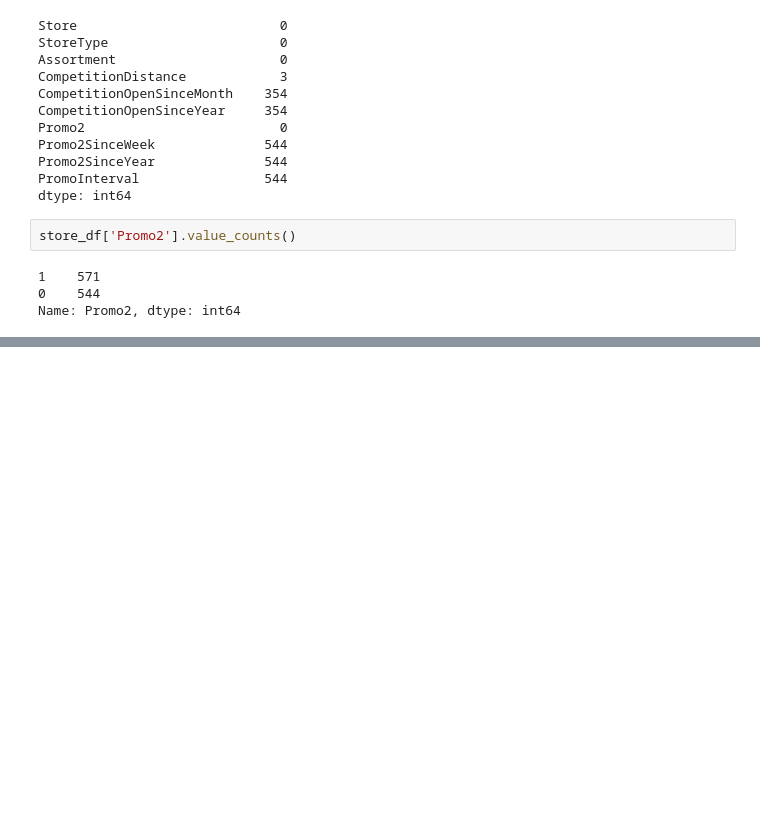
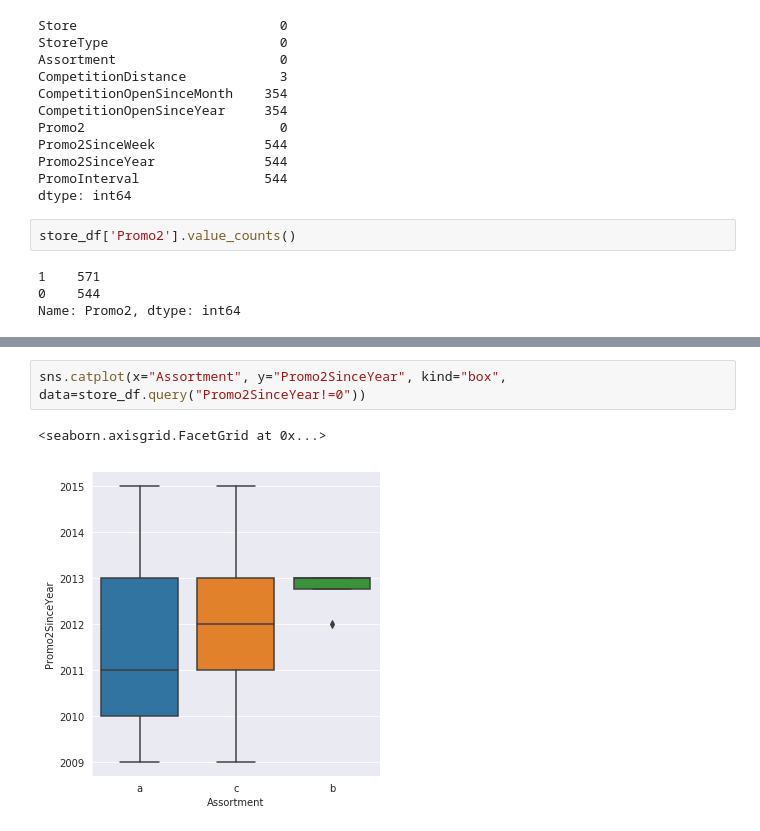
Before and after one commit to BirhanuGebisa/Pharmaceutical_sales_prediction, a Jupyter notebook: notebooks/ED_analysis.ipynb, the cells around one changed output, grey strips where cells are left out. Saved outputs shown, nothing was run; the diff lists cells and outputs as text; blank space fills up the shorter version.

```diff
--- a/notebooks/ED_analysis.ipynb
+++ b/notebooks/ED_analysis.ipynb
@@ -181,0 +325,5 @@ Name: Promo2, dtype: int64
+# %%
+sns.catplot(x="Assortment", y="Promo2SinceYear", kind="box", data=store_df.query("Promo2SinceYear!=0"))
+# %% [output]
+<seaborn.axisgrid.FacetGrid at 0x...>
+[figure, added]
```
Also changed, not shown: parts of 52 cells of this notebook.
